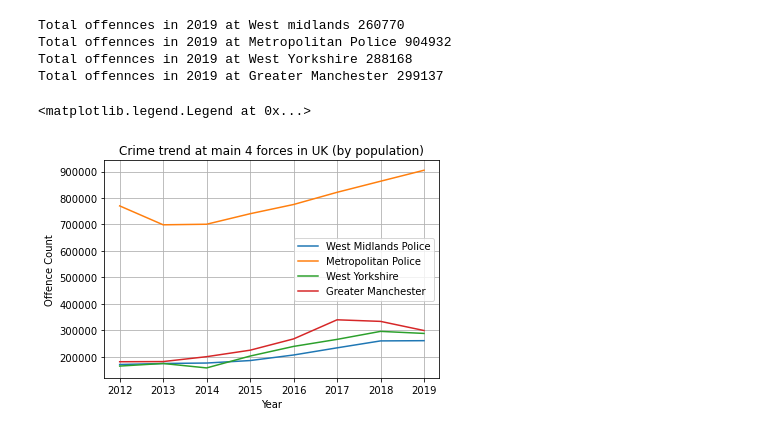
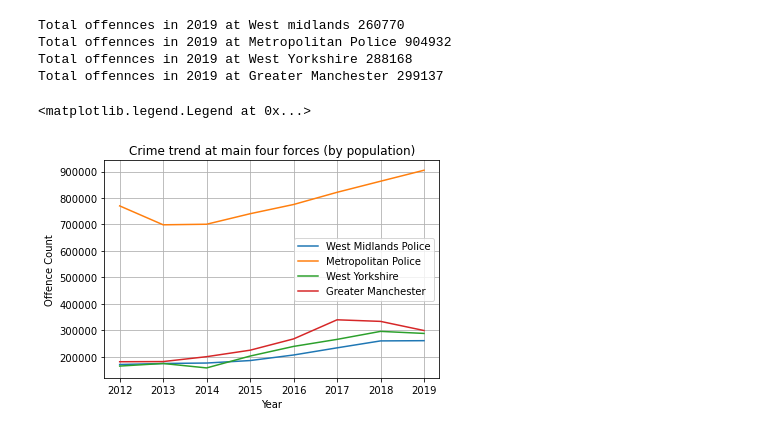
Before and after one commit to amanpritaston/TOEX, a Jupyter notebook: TOEX.ipynb, the cells around one changed output. Drawn from its saved outputs; the diff is of its cells as text; code cells hidden in the pictures.

```diff
--- a/TOEX.ipynb
+++ b/TOEX.ipynb
@@ -301,21 +301,21 @@ Total offennces in 2019 at Greater Manchester 299137
 # %%
 x_1 = ["2012", "2013", "2014", "2015", "2016", "2017", "2018", "2019"] #years
 y_1 = [170747, 174525,176280, 185632, 206630, 233685, 259915, 260770 ] # west midlands police
 y_2 = [770220, 698729,700886, 740586, 775476, 821553, 863408, 904932] # metropolitan police
 y_3 = [164796, 174525,157811, 202653, 239082, 265703,295901, 288168] # west yorkshire
 y_4 = [181146, 181828,200280, 224773, 267480, 339673,333681, 299137] #greater manchester
 plt.plot(x_1, y_1, label='West Midlands Police')
 plt.plot(x_1, y_2, label='Metropolitan Police')
 plt.plot(x_1, y_3, label='West Yorkshire')
 plt.plot(x_1, y_4, label='Greater Manchester')
 plt.xlabel('Year')
 plt.ylabel('Offence Count')
-plt.title('Crime trend at main 4 forces in UK (by population)')
+plt.title('Crime trend at main four forces (by population)')
 plt.grid(True)
 plt.legend()
 # %% [output]
 <matplotlib.legend.Legend at 0x...>
-[figure, old version]
+[figure, new version]
 # %%
 #westmidlands_dataset = dataset_2019[dataset_2019['Force Name'] == "West Midlands"]
 #westmidlands_dataset['Offence Count'].sum() #line to count total number of offensces within the Force
```
Also changed, not shown: parts of 1 cell of this notebook.
